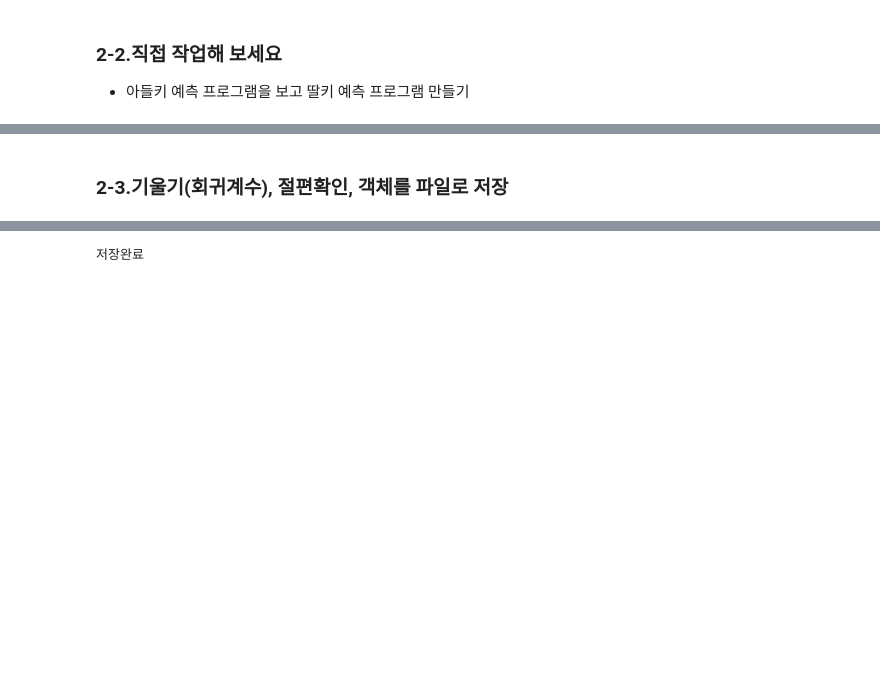
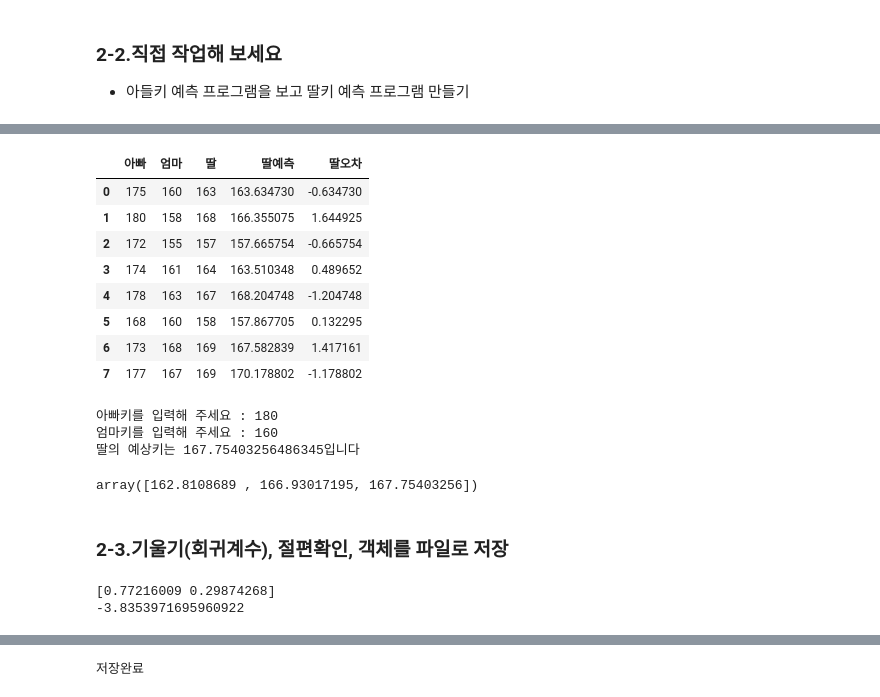
Before and after one commit to localtic/bigdata, a Jupyter notebook: [ML_01]_basic_LAB.ipynb, the cells around one changed output, grey strips where cells are left out. Drawn from its saved outputs; the diff is of its cells as text; code cells hidden in the pictures; blank space fills up the shorter version.

```diff
--- a/[ML_01]_basic_LAB.ipynb
+++ b/[ML_01]_basic_LAB.ipynb
@@ -121,8 +260,8 @@ print(f'아들의 예상키는 {아들키[0]}입니다')
 - 아들키 예측 프로그램을 보고 딸키 예측 프로그램 만들기
 # %%
 # [0] train, test 파일 가져오기 - 'X_train.csv', 'Y2_train.csv', 'X_test.csv' 사용
-X_train =
-Y2_train =
-X_test =
+X_train = pd.read_csv('X_train.csv')
+Y2_train = pd.read_csv('Y2_train.csv')
+X_test = pd.read_csv('X_test.csv')
 # %%
 # [1] 아빠, 엄마, 아들 키의 상관관계 확인
@@ -131,8 +276,8 @@ df['딸'] =
 # %%
 # [2] 데이터 지정하기
 # 아빠, 엄마의 키를 사용해 딸의 키를 예측 (X=[아빠, 엄마], Y2=[딸])
-X =
-Y2 =
+X = df[['아빠', '엄마']]
+Y2 = df['딸']
 # %%
 # [3] 딸 키를 예측하는 모델 만들기 (LinearRegression 사용)
 # 모델이름을 model_d 로 사용해 주세요.
@@ -141,17 +294,35 @@ Y2 =
 # %%
 # [5] 딸모델의 예측 값, 오차 확인
-result = df[['아빠', '엄마', '딸']
-result['딸예측'] =
-result['딸오차'] =
+result = df[['아빠', '엄마', '딸']]
+result['딸예측'] = model_d.predict(X)
+result['딸오차'] = result['딸'] - result['딸예측']
 result
+# %% [output]
+|  | 아빠 | 엄마 | 딸 | 딸예측 | 딸오차 |
+| 0 | 175 | 160 | 163 | 163.634730 | -0.634730 |
+| 1 | 180 | 158 | 168 | 166.355075 | 1.644925 |
+| 2 | 172 | 155 | 157 | 157.665754 | -0.665754 |
+| 3 | 174 | 161 | 164 | 163.510348 | 0.489652 |
+| 4 | 178 | 163 | 167 | 168.204748 | -1.204748 |
+| 5 | 168 | 160 | 158 | 157.867705 | 0.132295 |
+| 6 | 173 | 168 | 169 | 167.582839 | 1.417161 |
+| 7 | 177 | 167 | 169 | 170.178802 | -1.178802 |
 # %%
 # [6] 새로운 데이터로 확인하기
 아빠키 = int(input('아빠키를 입력해 주세요 : '))
 엄마키 = int(input('엄마키를 입력해 주세요 : '))
 data = [[아빠키, 엄마키]]
-딸키 = __________
+딸키 = model_d.predict(data)
 print(f'딸의 예상키는 {딸키[0]}입니다')
+# %% [output]
+아빠키를 입력해 주세요 : 180
+엄마키를 입력해 주세요 : 160
+딸의 예상키는 167.75403256486345입니다
 # %%
 # [7] 새로운 데이터로 확인하기 - X_test.csv 로 확인하기
+Xt = X_test[['아빠', '엄마']]
+model_d.predict(Xt)
+# %% [output]
+array([162.8108689 , 166.93017195, 167.75403256])
 # %% [markdown]
 ### 2-3.기울기(회귀계수), 절편확인, 객체를 파일로 저장
@@ -159,0 +329,8 @@ print(f'딸의 예상키는 {딸키[0]}입니다')
+# %%
+# [1] 기울기, 절편 확인하기
+# Y1 = a1*X['아빠'] + a2*XP['엄마'] + b
+print(model.coef_)
+print(model.intercept_)
+# %% [output]
+[0.77216009 0.29874268]
+-3.8353971695960922
```
Also changed, not shown: parts of 25 cells of this notebook.
